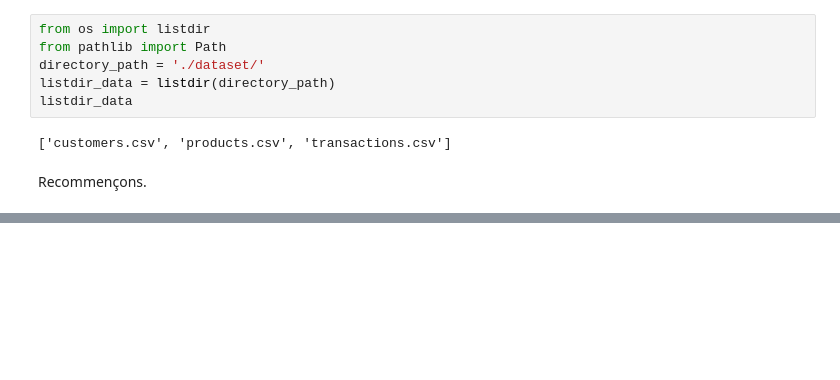
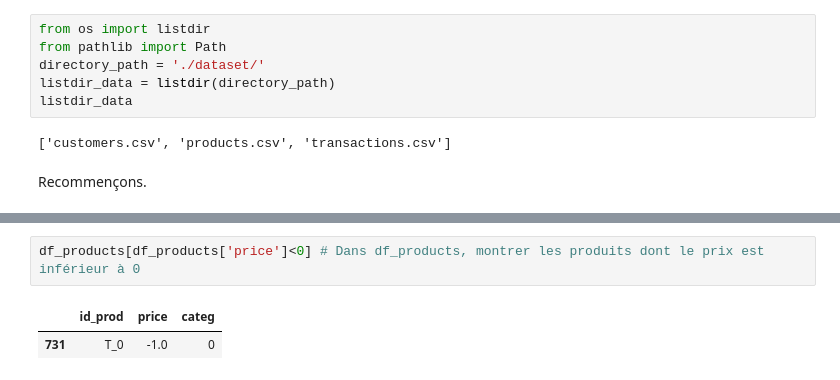
Before and after one commit to nchurlet/Librairie, a Jupyter notebook: Analyse des ventes_Nettoyage_Rendu_Nico.ipynb, the cells around one changed output, grey strips where cells are left out. Drawn from its saved outputs; the diff is of its cells as text; blank space fills up the shorter version.

```diff
--- a/Analyse des ventes_Nettoyage_Rendu_Nico.ipynb
+++ b/Analyse des ventes_Nettoyage_Rendu_Nico.ipynb
@@ -80,0 +74,5 @@ ValueError: Invalid file path or buffer object type: <class 'list'>
+# %%
+df_products[df_products['price']<0] # Dans df_products, montrer les produits dont le prix est inférieur à 0
+# %% [output]
+|  | id_prod | price | categ |
+| 731 | T_0 | -1.0 | 0 |
```
Also changed, not shown: parts of 42 cells of this notebook.
